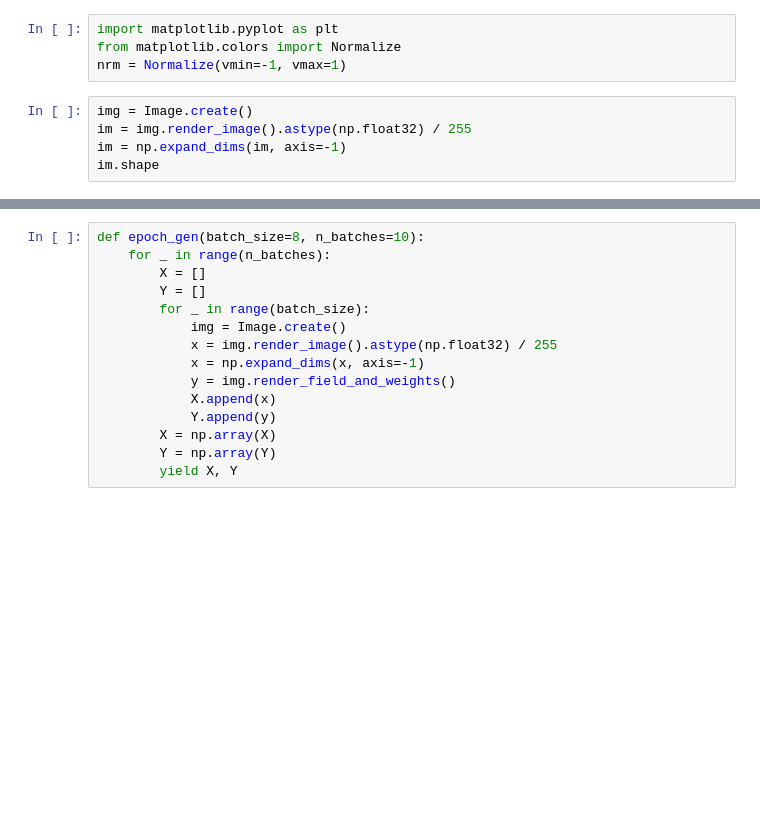
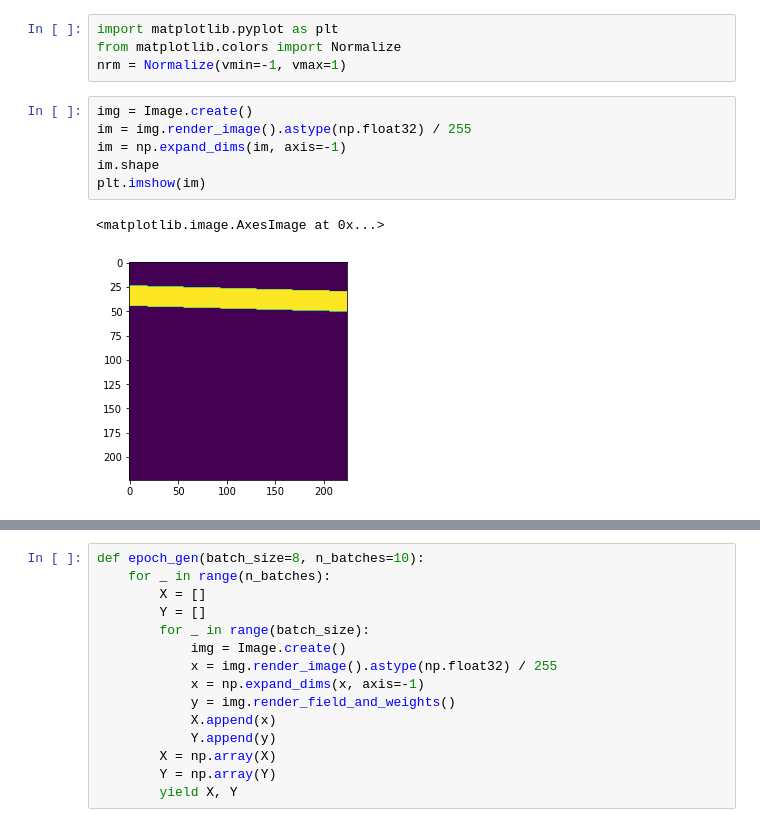
Before and after one commit to yaelsuarez/diameterY, a Jupyter notebook: scratch/model.ipynb, the cells around one changed output, grey strips where cells are left out. Cells and saved outputs as stored; diff of their text form; blank space fills up the shorter version.

```diff
--- a/scratch/model.ipynb
+++ b/scratch/model.ipynb
@@ -86,8 +180,12 @@ nrm = Normalize(vmin=-1, vmax=1)
 # %%
 img = Image.create()
 im = img.render_image().astype(np.float32) / 255
 im = np.expand_dims(im, axis=-1)
 im.shape
+plt.imshow(im)
+# %% [output]
+<matplotlib.image.AxesImage at 0x...>
+[figure, added]
 # %%
 field_and_weights = img.render_field_and_weights()
 field_and_weights.shape
```
Also changed, not shown: parts of 32 cells of this notebook, 5 other files.
